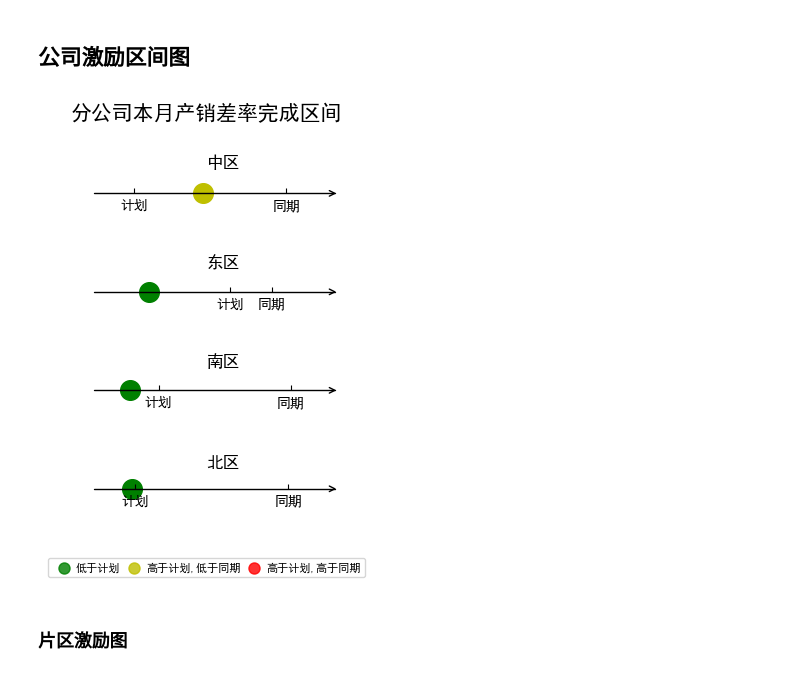
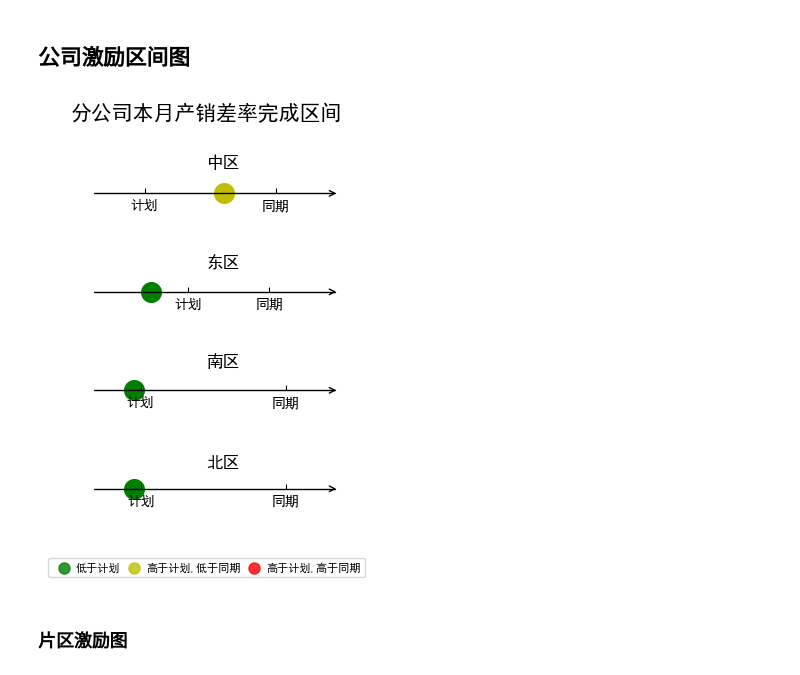
Before and after one commit to jayaston/mypyworks, a Jupyter notebook: jupyter文件/月度产销差漏损率分析报告图表.ipynb, the cells around one changed output. Drawn from its saved outputs; the diff is of its cells as text; code cells hidden in the pictures.

```diff
--- a/jupyter文件/月度产销差漏损率分析报告图表.ipynb
+++ b/jupyter文件/月度产销差漏损率分析报告图表.ipynb
@@ -202,19 +202,19 @@ data_melt = pd.concat([pd.DataFrame(a1,columns=['分公司','指标','月份']),
 # %%
 #修改月份
 #---------------------------------------
-zhonglist=[data_melt.query("月份=='6月'&指标=='实际'&分公司=='中区'").iloc[0,3],data_melt.query("月份=='6月'&指标=='计划'&分公司=='中区'").iloc[0,3],data_melt.query("月份=='6月'&指标=='同期'&分公司=='中区'").iloc[0,3]]
-donglist=[data_melt.query("月份=='6月'&指标=='实际'&分公司=='东区'").iloc[0,3],data_melt.query("月份=='6月'&指标=='计划'&分公司=='东区'").iloc[0,3],data_melt.query("月份=='6月'&指标=='同期'&分公司=='东区'").iloc[0,3]]
-nanlist=[data_melt.query("月份=='6月'&指标=='实际'&分公司=='南区'").iloc[0,3],data_melt.query("月份=='6月'&指标=='计划'&分公司=='南区'").iloc[0,3],data_melt.query("月份=='6月'&指标=='同期'&分公司=='南区'").iloc[0,3]]
-beilist=[data_melt.query("月份=='6月'&指标=='实际'&分公司=='北区'").iloc[0,3],data_melt.query("月份=='6月'&指标=='计划'&分公司=='北区'").iloc[0,3],data_melt.query("月份=='6月'&指标=='同期'&分公司=='北区'").iloc[0,3]]
+zhonglist=[data_melt.query("月份=='8月'&指标=='实际'&分公司=='中区'").iloc[0,3],data_melt.query("月份=='8月'&指标=='计划'&分公司=='中区'").iloc[0,3],data_melt.query("月份=='8月'&指标=='同期'&分公司=='中区'").iloc[0,3]]
+donglist=[data_melt.query("月份=='8月'&指标=='实际'&分公司=='东区'").iloc[0,3],data_melt.query("月份=='8月'&指标=='计划'&分公司=='东区'").iloc[0,3],data_melt.query("月份=='8月'&指标=='同期'&分公司=='东区'").iloc[0,3]]
+nanlist=[data_melt.query("月份=='8月'&指标=='实际'&分公司=='南区'").iloc[0,3],data_melt.query("月份=='8月'&指标=='计划'&分公司=='南区'").iloc[0,3],data_melt.query("月份=='8月'&指标=='同期'&分公司=='南区'").iloc[0,3]]
+beilist=[data_melt.query("月份=='8月'&指标=='实际'&分公司=='北区'").iloc[0,3],data_melt.query("月份=='8月'&指标=='计划'&分公司=='北区'").iloc[0,3],data_melt.query("月份=='8月'&指标=='同期'&分公司=='北区'").iloc[0,3]]
 
-zhongcol = str(np.where(np.array(data_melt.query("月份=='6月'&指标=='实际'&分公司=='中区'").iloc[0,3])<data_melt.query("月份=='6月'&指标=='计划'&分公司=='中区'").iloc[0,3],'g',
-               np.where(np.array(data_melt.query("月份=='6月'&指标=='实际'&分公司=='中区'").iloc[0,3])<data_melt.query("月份=='6月'&指标=='同期'&分公司=='中区'").iloc[0,3],'y','r')))
-dongcol = str(np.where(np.array(data_melt.query("月份=='6月'&指标=='实际'&分公司=='东区'").iloc[0,3])<data_melt.query("月份=='6月'&指标=='计划'&分公司=='东区'").iloc[0,3],'g',
-               np.where(np.array(data_melt.query("月份=='6月'&指标=='实际'&分公司=='东区'").iloc[0,3])<data_melt.query("月份=='6月'&指标=='同期'&分公司=='东区'").iloc[0,3],'y','r')))
-nancol = str(np.where(np.array(data_melt.query("月份=='6月'&指标=='实际'&分公司=='南区'").iloc[0,3])<data_melt.query("月份=='6月'&指标=='计划'&分公司=='南区'").iloc[0,3],'g',
-               np.where(np.array(data_melt.query("月份=='6月'&指标=='实际'&分公司=='南区'").iloc[0,3])<data_melt.query("月份=='6月'&指标=='同期'&分公司=='南区'").iloc[0,3],'y','r')))
-beicol = str(np.where(np.array(data_melt.query("月份=='6月'&指标=='实际'&分公司=='北区'").iloc[0,3])<data_melt.query("月份=='6月'&指标=='计划'&分公司=='北区'").iloc[0,3],'g',
-               np.where(np.array(data_melt.query("月份=='6月'&指标=='实际'&分公司=='北区'").iloc[0,3])<data_melt.query("月份=='6月'&指标=='同期'&分公司=='北区'").iloc[0,3],'y','r')))
+zhongcol = str(np.where(np.array(data_melt.query("月份=='8月'&指标=='实际'&分公司=='中区'").iloc[0,3])<data_melt.query("月份=='8月'&指标=='计划'&分公司=='中区'").iloc[0,3],'g',
+               np.where(np.array(data_melt.query("月份=='8月'&指标=='实际'&分公司=='中区'").iloc[0,3])<data_melt.query("月份=='8月'&指标=='同期'&分公司=='中区'").iloc[0,3],'y','r')))
+dongcol = str(np.where(np.array(data_melt.query("月份=='8月'&指标=='实际'&分公司=='东区'").iloc[0,3])<data_melt.query("月份=='8月'&指标=='计划'&分公司=='东区'").iloc[0,3],'g',
+               np.where(np.array(data_melt.query("月份=='8月'&指标=='实际'&分公司=='东区'").iloc[0,3])<data_melt.query("月份=='8月'&指标=='同期'&分公司=='东区'").iloc[0,3],'y','r')))
+nancol = str(np.where(np.array(data_melt.query("月份=='8月'&指标=='实际'&分公司=='南区'").iloc[0,3])<data_melt.query("月份=='8月'&指标=='计划'&分公司=='南区'").iloc[0,3],'g',
+               np.where(np.array(data_melt.query("月份=='8月'&指标=='实际'&分公司=='南区'").iloc[0,3])<data_melt.query("月份=='8月'&指标=='同期'&分公司=='南区'").iloc[0,3],'y','r')))
+beicol = str(np.where(np.array(data_melt.query("月份=='8月'&指标=='实际'&分公司=='北区'").iloc[0,3])<data_melt.query("月份=='8月'&指标=='计划'&分公司=='北区'").iloc[0,3],'g',
+               np.where(np.array(data_melt.query("月份=='8月'&指标=='实际'&分公司=='北区'").iloc[0,3])<data_melt.query("月份=='8月'&指标=='同期'&分公司=='北区'").iloc[0,3],'y','r')))
 # %%
 #修改月份
 #---------------------------------------
@@ -228,8 +228,8 @@ ax1.axis[:].set_visible(False)
 ax1.axis["x"] = ax1.new_floating_axis(0,0)
 ax1.axis["x"].set_axisline_style("->", size = 1.0)
 #ax1.axis["x"].set_axis_direction("top")
-ax1.scatter(x=data_melt.query("月份=='6月'&指标=='实际'&分公司=='中区'").iloc[0,3],y=0,s=200,c=zhongcol)
-ax1.set(xticks=[data_melt.query("月份=='6月'&指标=='计划'&分公司=='中区'").iloc[0,3],data_melt.query("月份=='6月'&指标=='同期'&分公司=='中区'").iloc[0,3]],
+ax1.scatter(x=data_melt.query("月份=='8月'&指标=='实际'&分公司=='中区'").iloc[0,3],y=0,s=200,c=zhongcol)
+ax1.set(xticks=[data_melt.query("月份=='8月'&指标=='计划'&分公司=='中区'").iloc[0,3],data_melt.query("月份=='8月'&指标=='同期'&分公司=='中区'").iloc[0,3]],
       xticklabels=['计划','同期'],
 
      xlim=[min(zhonglist)-0.01,max(zhonglist)+0.01] )
@@ -241,8 +241,8 @@ ax2.axis[:].set_visible(False)
 ax2.axis["x"] = ax2.new_floating_axis(0,0)
 ax2.axis["x"].set_axisline_style("->", size = 1.0)
 #ax1.axis["x"].set_axis_direction("top")
-ax2.scatter(x=data_melt.query("月份=='6月'&指标=='实际'&分公司=='东区'").iloc[0,3],y=0,s=200,c=dongcol)
-ax2.set(xticks=[data_melt.query("月份=='6月'&指标=='计划'&分公司=='东区'").iloc[0,3],data_melt.query("月份=='6月'&指标=='同期'&分公司=='东区'").iloc[0,3]],
+ax2.scatter(x=data_melt.query("月份=='8月'&指标=='实际'&分公司=='东区'").iloc[0,3],y=0,s=200,c=dongcol)
+ax2.set(xticks=[data_melt.query("月份=='8月'&指标=='计划'&分公司=='东区'").iloc[0,3],data_melt.query("月份=='8月'&指标=='同期'&分公司=='东区'").iloc[0,3]],
       xticklabels=['计划','同期'],
       xlim=[min(donglist)-0.01,max(donglist)+0.01]
         )
@@ -251,38 +251,38 @@ fig.text(0.5,0.65,'东区',fontsize=12)
 ax3 = axisartist.Subplot(fig, 413)
 fig.add_axes(ax3)
 ax3.axis[:].set_visible(False)
 ax3.axis["x"] = ax3.new_floating_axis(0,0)
 ax3.axis["x"].set_axisline_style("->", size = 1.0)
 #ax1.axis["x"].set_axis_direction("top")
-ax3.scatter(x=data_melt.query("月份=='6月'&指标=='实际'&分公司=='南区'").iloc[0,3],y=0,s=200,c=nancol)
-ax3.set(xticks=[data_melt.query("月份=='6月'&指标=='计划'&分公司=='南区'").iloc[0,3],data_melt.query("月份=='6月'&指标=='同期'&分公司=='南区'").iloc[0,3]],
+ax3.scatter(x=data_melt.query("月份=='8月'&指标=='实际'&分公司=='南区'").iloc[0,3],y=0,s=200,c=nancol)
+ax3.set(xticks=[data_melt.query("月份=='8月'&指标=='计划'&分公司=='南区'").iloc[0,3],data_melt.query("月份=='8月'&指标=='同期'&分公司=='南区'").iloc[0,3]],
       xticklabels=['计划','同期'],
         xlim=[min(nanlist)-0.01,max(nanlist)+0.01]
        )
 fig.text(0.5,0.45,'南区',fontsize=12)
 
 ax4 = axisartist.Subplot(fig, 414)
 fig.add_axes(ax4)
 ax4.axis[:].set_visible(False)
 ax4.axis["x"] = ax4.new_floating_axis(0,0)
 ax4.axis["x"].set_axisline_style("->", size = 1.0)
 #ax1.axis["x"].set_axis_direction("top")
-ax4.scatter(x=data_melt.query("月份=='6月'&指标=='实际'&分公司=='北区'").iloc[0,3],y=0,s=200,c=beicol)
-ax4.set(xticks=[data_melt.query("月份=='6月'&指标=='计划'&分公司=='北区'").iloc[0,3],data_melt.query("月份=='6月'&指标=='同期'&分公司=='北区'").iloc[0,3]],
+ax4.scatter(x=data_melt.query("月份=='8月'&指标=='实际'&分公司=='北区'").iloc[0,3],y=0,s=200,c=beicol)
+ax4.set(xticks=[data_melt.query("月份=='8月'&指标=='计划'&分公司=='北区'").iloc[0,3],data_melt.query("月份=='8月'&指标=='同期'&分公司=='北区'").iloc[0,3]],
       xticklabels=['计划','同期'],
       xlim=[min(beilist)-0.01,max(beilist)+0.01]
        )
 fig.text(0.5,0.25,'北区',fontsize=12)
 for col,explain in zip(['g', 'y', 'r'],['低于计划', '高于计划,低于同期','高于计划,高于同期']):
     ax1.scatter([], [], c=col, alpha=0.8,s=100,
                 label=explain)
 fig.legend(loc="center", bbox_to_anchor=(0.50,0.05),ncol=3,labelspacing=0.1,columnspacing=0.2,handletextpad=0.1,markerscale=0.8,prop = {'size':8})
 #plt.legend(scatterpoints=1, frameon=False, labelspacing=1, title='City Area')
 fig.suptitle("分公司本月产销差率完成区间",fontsize=15)
 #fig.tight_layout()
 plt.savefig(r'c:\Users\XieJie\Desktop\分公司累计本月激励奖励区间.svg')
 # %% [output]
-[figure, old version]
+[figure, new version]
 # %% [markdown]
 ### 片区激励图
 # %%
```
Also changed, not shown: parts of 5 cells of this notebook, 15 other files.
